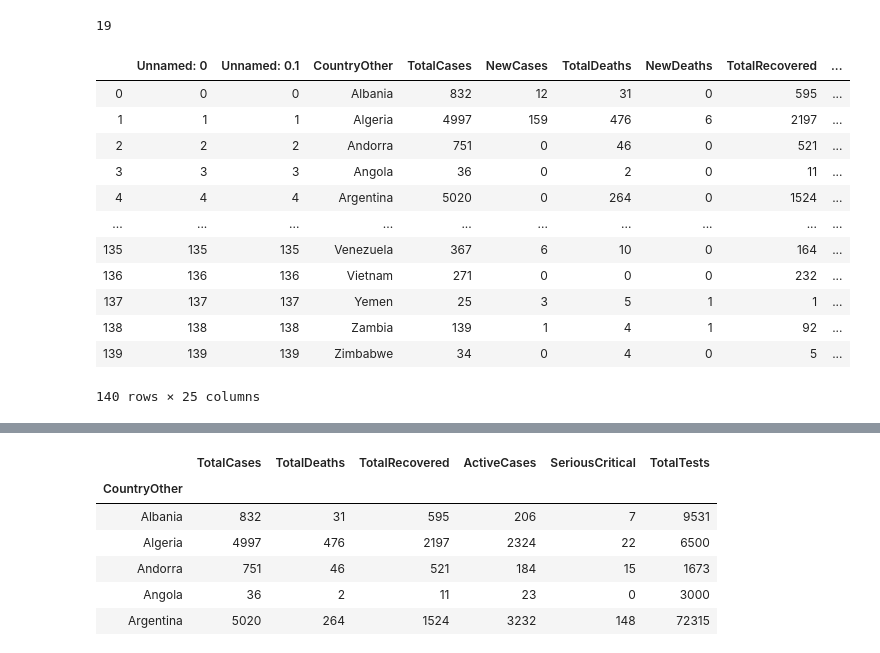
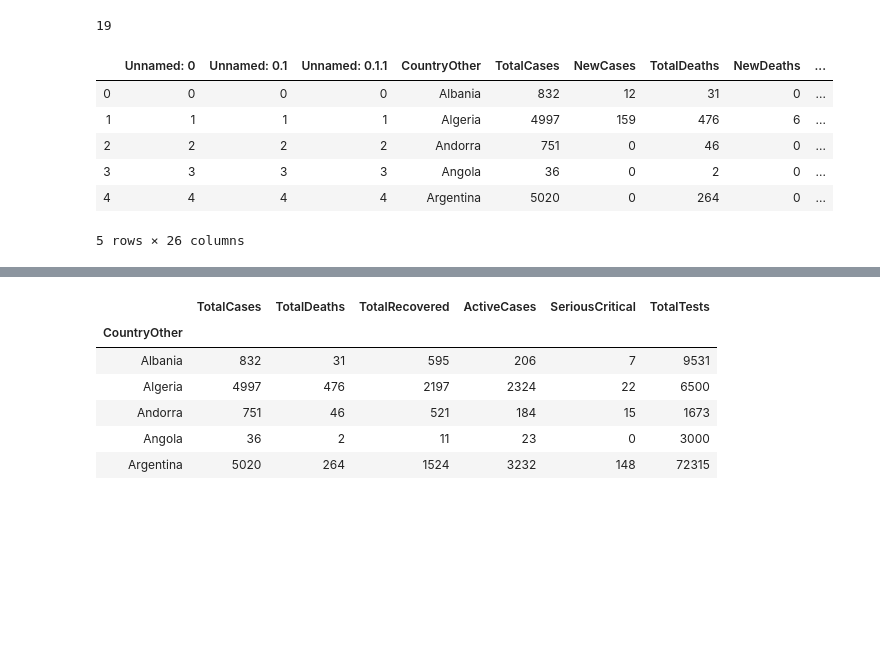
Before and after one commit to roibar81/covid-prdiction-machine-learning, a Jupyter notebook: Arrange_data_frames_for_regression.ipynb, the cells around one changed output, grey strips where cells are left out. Saved outputs shown, nothing was run; the diff lists cells and outputs as text; code cells hidden in the pictures; blank space fills up the shorter version.

```diff
--- a/Arrange_data_frames_for_regression.ipynb
+++ b/Arrange_data_frames_for_regression.ipynb
@@ -4,25 +4,19 @@ import glob
 # %%
 # Upload all csv files that we screpe last days
 path =r'C:\Users\baraziroi\Desktop\Course_Notebooks\Data science\final project\FINAL_PROJECT\data\CoronadataAfterClean&merge\Corona_clean_Data'
 filenames = glob.glob(path + "/*.csv")
 
 dfs = []
 for filename in filenames:
     dfs.append(pd.read_csv(filename))
 print(len(dfs))
-dfs[18]
+dfs[-1].head()
 # %% [output]
 19
-|  | Unnamed: 0 | Unnamed: 0.1 | CountryOther | TotalCases | NewCases | TotalDeaths | NewDeaths | TotalRecovered | ... |
-| 0 | 0 | 0 | Albania | 832 | 12 | 31 | 0 | 595 | ... |
-| 1 | 1 | 1 | Algeria | 4997 | 159 | 476 | 6 | 2197 | ... |
-| 2 | 2 | 2 | Andorra | 751 | 0 | 46 | 0 | 521 | ... |
-| 3 | 3 | 3 | Angola | 36 | 0 | 2 | 0 | 11 | ... |
-| 4 | 4 | 4 | Argentina | 5020 | 0 | 264 | 0 | 1524 | ... |
-| ... | ... | ... | ... | ... | ... | ... | ... | ... | ... |
-| 135 | 135 | 135 | Venezuela | 367 | 6 | 10 | 0 | 164 | ... |
-| 136 | 136 | 136 | Vietnam | 271 | 0 | 0 | 0 | 232 | ... |
-| 137 | 137 | 137 | Yemen | 25 | 3 | 5 | 1 | 1 | ... |
-| 138 | 138 | 138 | Zambia | 139 | 1 | 4 | 1 | 92 | ... |
-| 139 | 139 | 139 | Zimbabwe | 34 | 0 | 4 | 0 | 5 | ... |
+|  | Unnamed: 0 | Unnamed: 0.1 | Unnamed: 0.1.1 | CountryOther | TotalCases | NewCases | TotalDeaths | NewDeaths | ... |
+| 0 | 0 | 0 | 0 | Albania | 832 | 12 | 31 | 0 | ... |
+| 1 | 1 | 1 | 1 | Algeria | 4997 | 159 | 476 | 6 | ... |
+| 2 | 2 | 2 | 2 | Andorra | 751 | 0 | 46 | 0 | ... |
+| 3 | 3 | 3 | 3 | Angola | 36 | 0 | 2 | 0 | ... |
+| 4 | 4 | 4 | 4 | Argentina | 5020 | 0 | 264 | 0 | ... |
-140 rows × 25 columns
+5 rows × 26 columns
```
Also changed, not shown: parts of 4 cells of this notebook, 1 other file.
